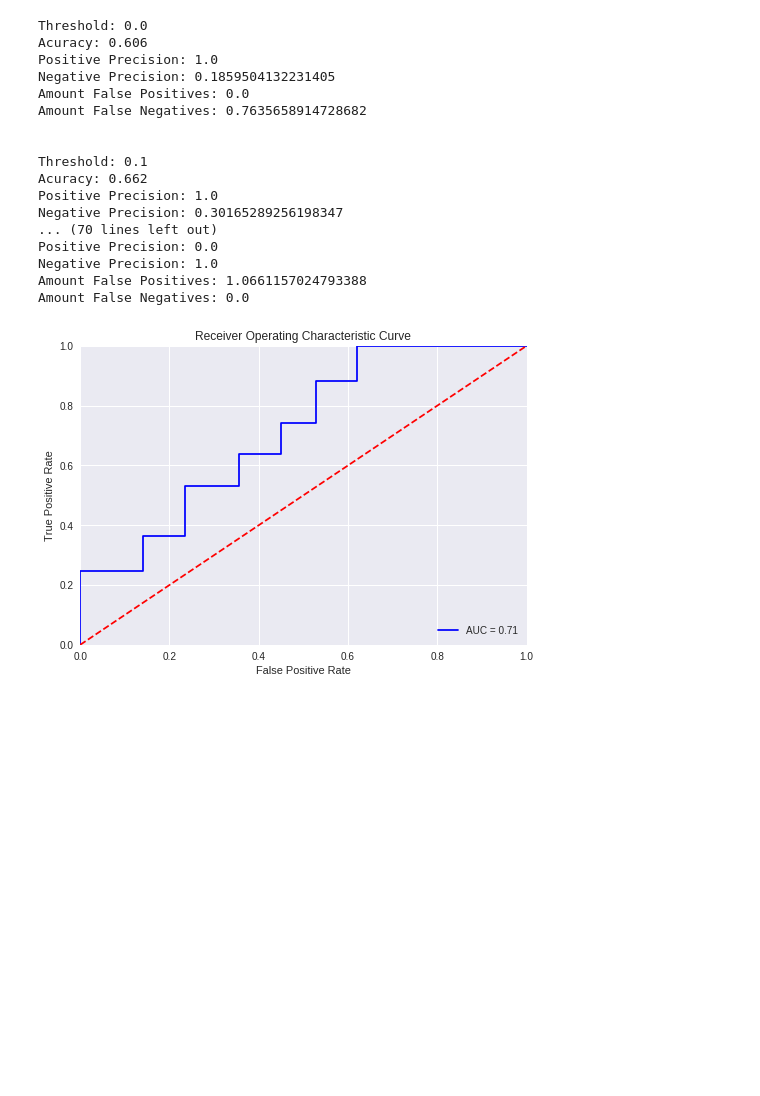
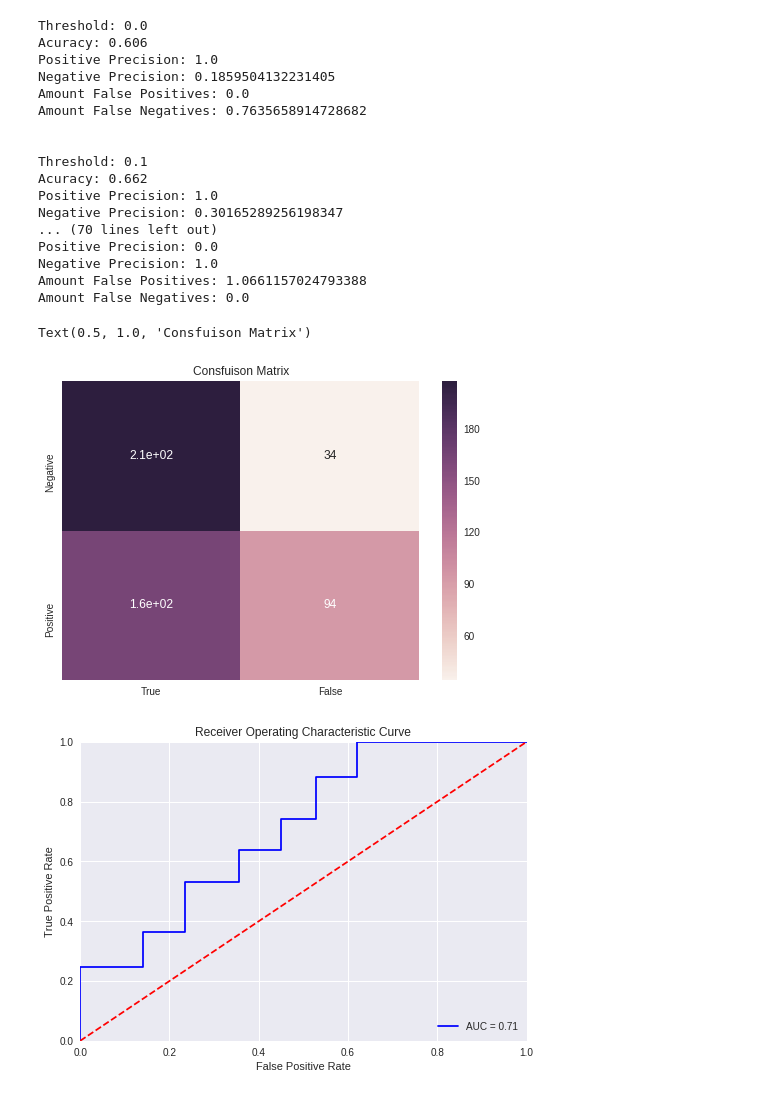
Before and after one commit to carvalheirafc/deep_learning_stuff, a Jupyter notebook: statistical_analysis/result_analysis/results_analysis.ipynb, the cells around one changed output. Saved outputs shown, nothing was run; the diff lists cells and outputs as text; code cells hidden in the pictures; blank space fills up the shorter version.

Commit message:
confusion matrix done

```diff
--- a/statistical_analysis/result_analysis/results_analysis.ipynb
+++ b/statistical_analysis/result_analysis/results_analysis.ipynb
@@ -142,6 +142,25 @@ Positive Precision: 0.0
 Negative Precision: 1.0
 Amount False Positives: 1.0661157024793388
 Amount False Negatives: 0.0
+# %%
+tresh_hold = []
+for it in results['Resposta']:
+  if it <= 0.7:
+     tresh_hold.append(0)
+  else:
+     tresh_hold.append(1)
+
+
+matrix_cf = pd.DataFrame(metrics.confusion_matrix(results['Target'], tresh_hold),
+                         index=['Negative', 'Positive'],
+                         columns=['True', 'False'])
+# %%
+fig, ax = plt.subplots()
+ax = sns.heatmap(matrix_cf, annot=True)
+ax.set_title('Consfuison Matrix')
+# %% [output]
+Text(0.5, 1.0, 'Consfuison Matrix')
+[figure, added]
 # %%
 y = results['Target']
 scores = results['Resposta']
```
Also changed, not shown: parts of 1 cell of this notebook.
